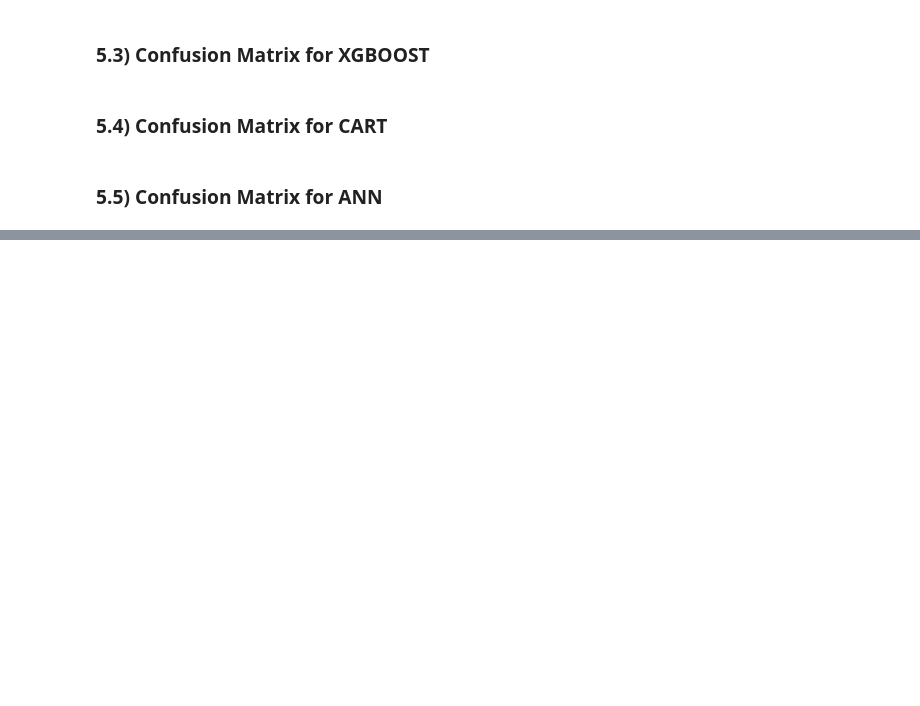
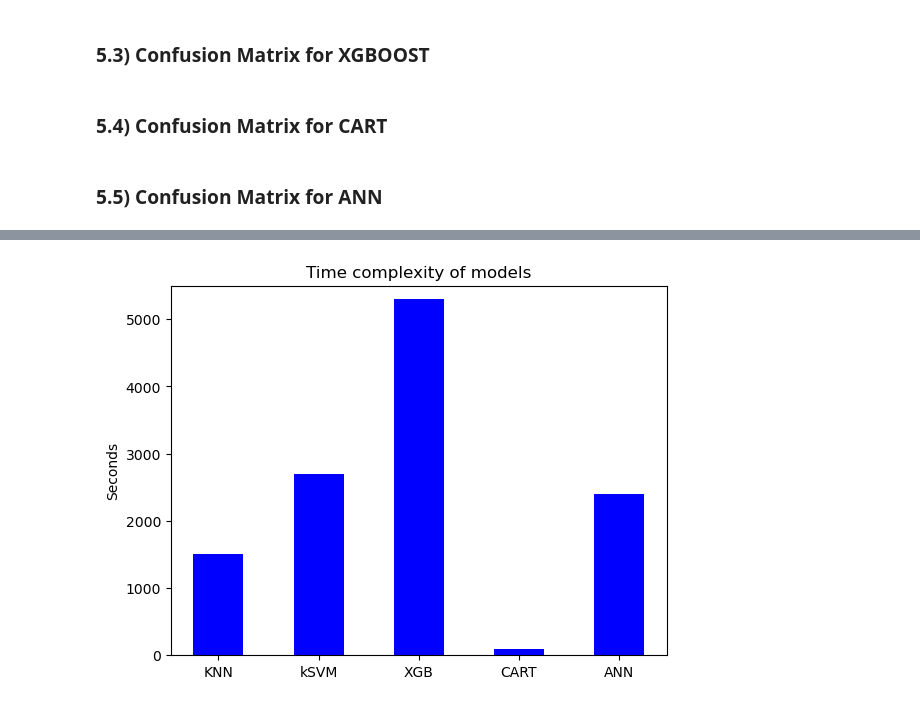
Before and after one commit to davide-beltrame/Credit-Prediction-Group-Project-AI-ML-Exam, a Jupyter notebook: main.ipynb, the cells around one changed output, grey strips where cells are left out. Drawn from its saved outputs; the diff is of its cells as text; code cells hidden in the pictures; blank space fills up the shorter version.

```diff
--- a/main.ipynb
+++ b/main.ipynb
@@ -763,0 +827,12 @@ cm_ANN = ConfusionMatrixDisplay.from_predictions(y_test, y_pred_ANN)
+# %%
+d = {'KNN':1500,'kSVM':2700, 'XGB':5300, 'CART':100, 'ANN':2400}
+
+plt.bar(list(d.keys()), d.values(), color='b', width=0.5)
+max_y_lim = 5500
+min_y_lim = 0
+plt.ylim(min_y_lim, max_y_lim)
+plt.ylabel('Seconds')
+plt.title("Time complexity of models")
+plt.show()
+# %% [output]
+[figure, added]
```
Also changed, not shown: parts of 12 cells of this notebook, 3 other files.
